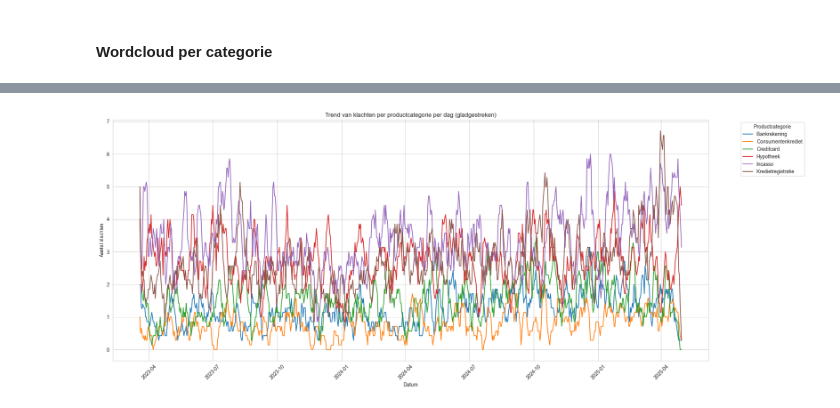
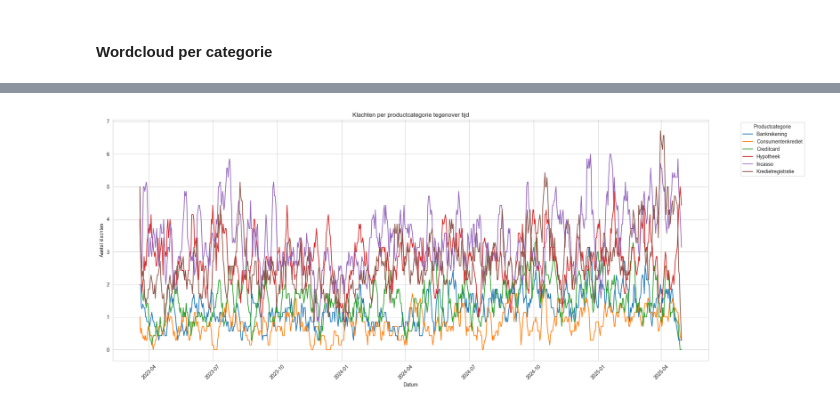
Before and after one commit to AmissaAbbes/Dataproject1, a Jupyter notebook: train.ipynb, the cells around one changed output, grey strips where cells are left out. Cells and saved outputs as stored; diff of their text form; code cells hidden in the pictures.

```diff
--- a/train.ipynb
+++ b/train.ipynb
@@ -249,20 +249,20 @@ for product, groep in train.groupby("Product"):
 # %%
 #datumkolom om naar datetime
 train["Datum_ontvangst"] = pd.to_datetime(train["Datum_ontvangst"])
 
 ##groeperen en rolling average
 klachten_per_dag = train.groupby([train["Datum_ontvangst"].dt.date, "Product"]).size().unstack(fill_value=0)
 smoothed = klachten_per_dag.rolling(window=7, min_periods=1).mean()
 
 ##plotten
 sns.set_style("whitegrid")
 smoothed.plot(figsize=(20,8))
-plt.title("Trend van klachten per productcategorie per dag (gladgestreken)")
+plt.title("Klachten per productcategorie tegenover tijd")
 plt.xlabel("Datum")
 plt.ylabel("Aantal klachten")
 plt.xticks(rotation=45)
 plt.legend(title="Productcategorie", bbox_to_anchor=(1.05, 1), loc='upper left')
 plt.tight_layout()
 plt.show()
 # %% [output]
-[figure, old version]
+[figure, new version]
```
Also changed, not shown: parts of 9 cells of this notebook.
